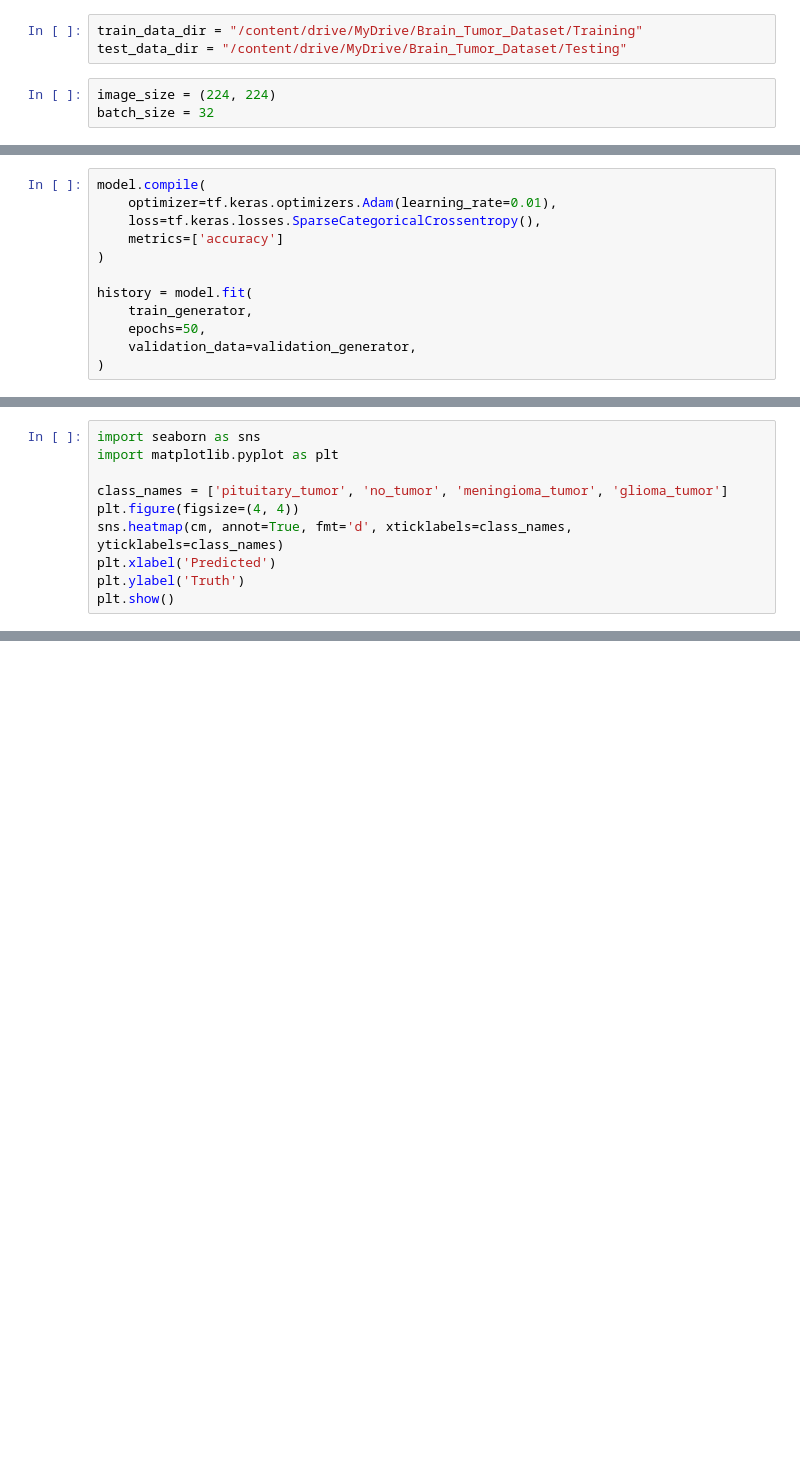
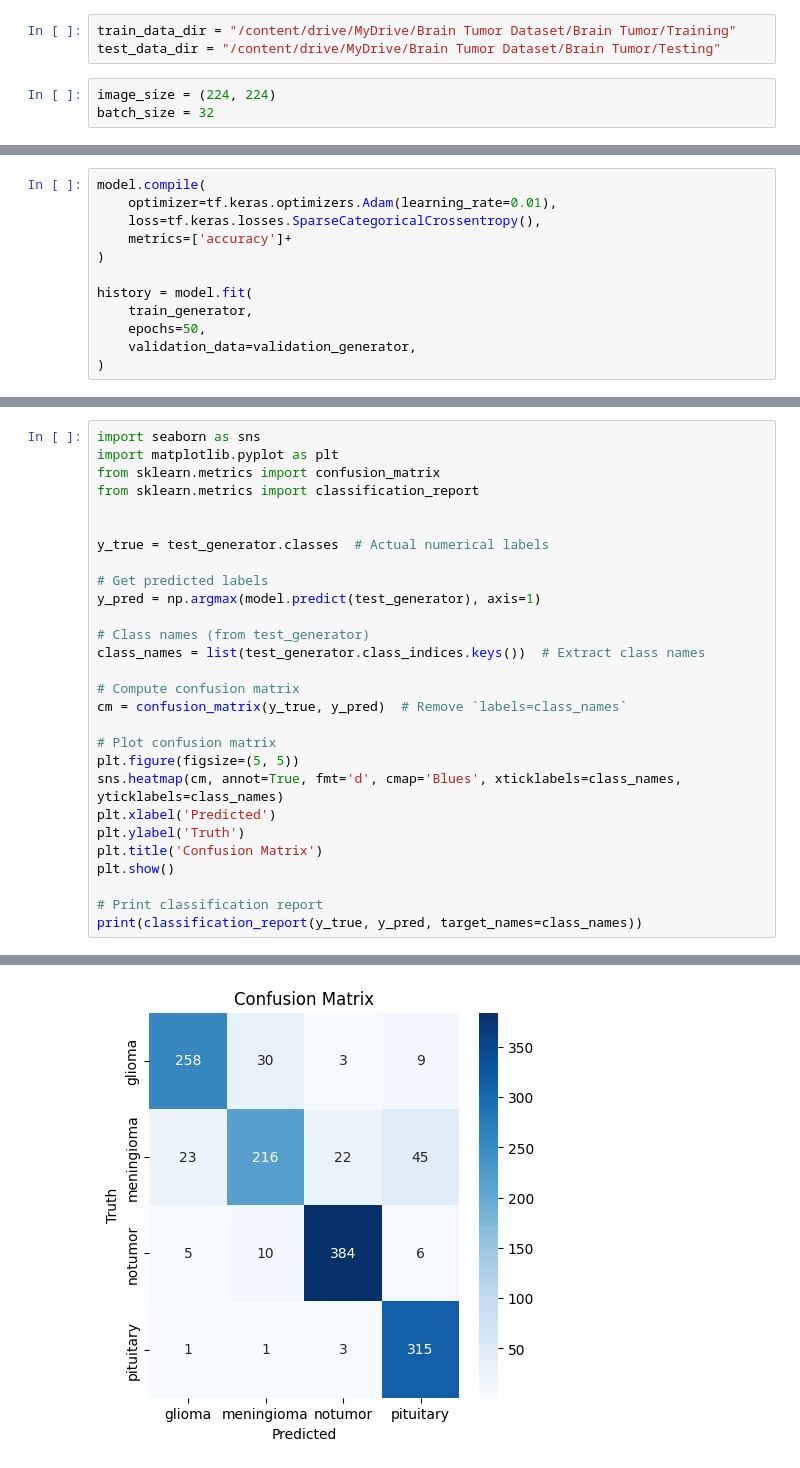
Before and after one commit to AnirudhPradhan/DSAI-Project, a Jupyter notebook: DenseNet.ipynb, the cells around one changed output, grey strips where cells are left out. Drawn from its saved outputs; the diff is of its cells as text; blank space fills up the shorter version.

Commit message:
prediction file added

```diff
--- a/DenseNet.ipynb
+++ b/DenseNet.ipynb
@@ -12,8 +14,8 @@ from tensorflow import keras
 from tensorflow.keras.preprocessing.image import ImageDataGenerator
 from tensorflow.keras.callbacks import EarlyStopping, ReduceLROnPlateau
 # %%
-train_data_dir = "/content/drive/MyDrive/Brain_Tumor_Dataset/Training"
-test_data_dir = "/content/drive/MyDrive/Brain_Tumor_Dataset/Testing"
+train_data_dir = "/content/drive/MyDrive/Brain Tumor Dataset/Brain Tumor/Training"
+test_data_dir = "/content/drive/MyDrive/Brain Tumor Dataset/Brain Tumor/Testing"
 # %%
 image_size = (224, 224)
 batch_size = 32
@@ -80,7 +110,7 @@ model.summary()
 model.compile(
     optimizer=tf.keras.optimizers.Adam(learning_rate=0.01),
     loss=tf.keras.losses.SparseCategoricalCrossentropy(),
-    metrics=['accuracy']
+    metrics=['accuracy']+
 )
 
 history = model.fit(
@@ -181,10 +241,29 @@ plt.show()
 # %%
 import seaborn as sns
 import matplotlib.pyplot as plt
+from sklearn.metrics import confusion_matrix
+from sklearn.metrics import classification_report
 
-class_names = ['pituitary_tumor', 'no_tumor', 'meningioma_tumor', 'glioma_tumor']
-plt.figure(figsize=(4, 4))
-sns.heatmap(cm, annot=True, fmt='d', xticklabels=class_names, yticklabels=class_names)
+
+y_true = test_generator.classes  # Actual numerical labels
+
+# Get predicted labels
+y_pred = np.argmax(model.predict(test_generator), axis=1)
+
+# Class names (from test_generator)
+class_names = list(test_generator.class_indices.keys())  # Extract class names
+
+# Compute confusion matrix
+cm = confusion_matrix(y_true, y_pred)  # Remove `labels=class_names`
+
+# Plot confusion matrix
+plt.figure(figsize=(5, 5))
+sns.heatmap(cm, annot=True, fmt='d', cmap='Blues', xticklabels=class_names, yticklabels=class_names)
 plt.xlabel('Predicted')
 plt.ylabel('Truth')
+plt.title('Confusion Matrix')
 plt.show()
+
+# Print classification report
+print(classification_report(y_true, y_pred, target_names=class_names))
+# %% [output]
@@ -190,0 +271 @@ plt.show()
+[figure, added]
```
Also changed, not shown: parts of 14 cells of this notebook, 9 other files.
